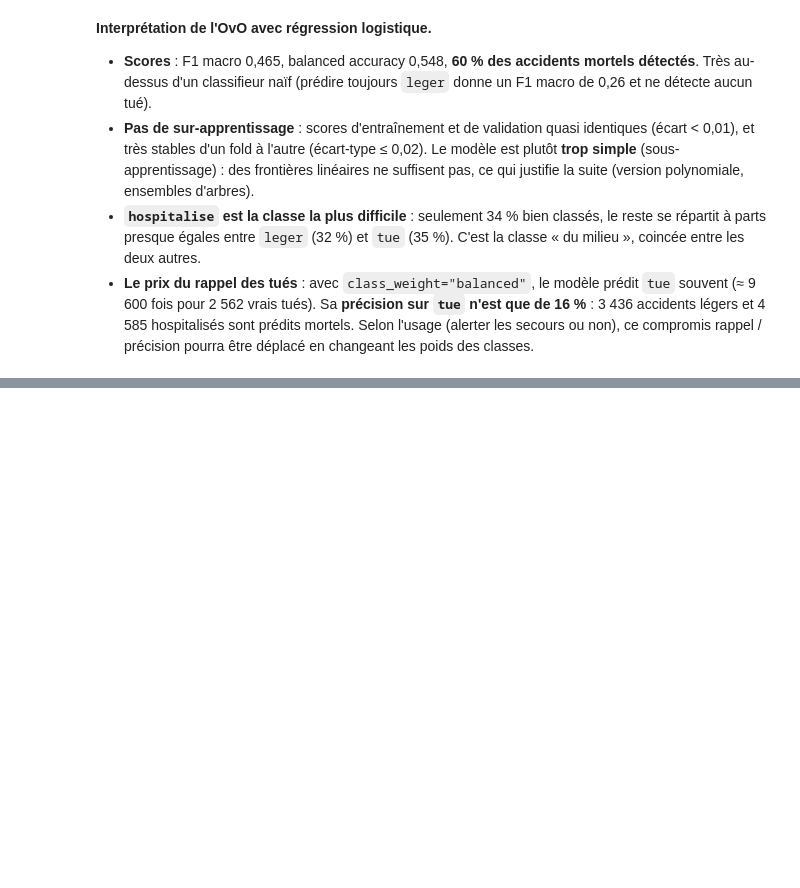
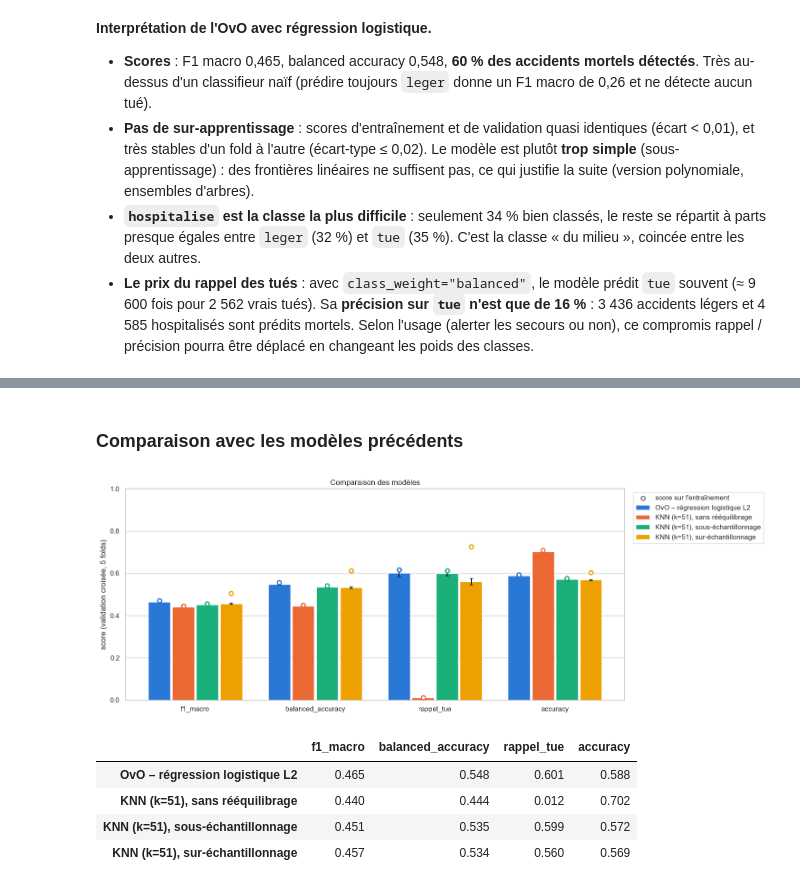
Before and after one commit to cyannure/aaa, a Jupyter notebook: notebooks/02_baselines_ensembles.ipynb, the cells around one changed output, grey strips where cells are left out. Saved outputs shown, nothing was run; the diff lists cells and outputs as text; code cells hidden in the pictures; blank space fills up the shorter version.

```diff
--- a/notebooks/02_baselines_ensembles.ipynb
+++ b/notebooks/02_baselines_ensembles.ipynb
@@ -163,10 +173,16 @@ METRIQUES = {
 }
 resultats = {}   # nom du modèle -> scores de chaque fold
 
-def evaluer(nom, modele):
-    """Validation croisée du pipeline complet (prétraitement + modèle), avec les folds et métriques communs."""
+def pipeline(modele, reechantillonnage=None):
+    """Prétraitement + (rééchantillonnage) + modèle. Pipeline imbalanced-learn : le rééchantillonnage
+    n'agit qu'au fit, donc seulement sur la partie entraînement de chaque fold."""
+    etapes = [etape for _, etape in preprocesseur().steps]   # mis à plat : imbalanced-learn refuse les pipelines imbriqués
+    return make_pipeline_imb(*etapes, *([reechantillonnage] if reechantillonnage else []), modele)
+
+def evaluer(nom, modele, reechantillonnage=None):
+    """Validation croisée du pipeline complet, avec les folds et métriques communs à tous les modèles."""
     debut = time.time()
-    cv = cross_validate(make_pipeline(preprocesseur(), modele), X_train_fe, y_train, cv=CV,
+    cv = cross_validate(pipeline(modele, reechantillonnage), X_train_fe, y_train, cv=CV,
                         scoring=METRIQUES, return_train_score=True, n_jobs=-1)
     resultats[nom] = cv
     print(f"{nom} ({time.time() - debut:.0f} s)")
@@ -174,6 +190,23 @@ def evaluer(nom, modele):
                          "écart-type": [cv[f"test_{m}"].std() for m in METRIQUES],
                          "entraînement": [cv[f"train_{m}"].mean() for m in METRIQUES]},
                         index=list(METRIQUES)).round(3)
+
+def comparer():
+    """Même graphique pour tous les modèles évalués jusqu'ici : barres = moyenne en validation (± écart-type),
+    points creux = moyenne sur les folds d'entraînement (l'écart mesure le sur-apprentissage)."""
+    noms = list(resultats); largeur = 0.8 / len(noms)
+    fig, ax = plt.subplots(figsize=(15, 5.5))
+    for i, (nom, couleur) in enumerate(zip(noms, COULEURS_MODELES)):
+        cv = resultats[nom]
+        x = np.arange(len(METRIQUES)) - 0.4 + largeur * (i + 0.5)
+        ax.bar(x, [cv[f"test_{m}"].mean() for m in METRIQUES], width=largeur * 0.92, color=couleur, label=nom,
+               yerr=[cv[f"test_{m}"].std() for m in METRIQUES], capsize=3)
+        ax.scatter(x, [cv[f"train_{m}"].mean() for m in METRIQUES], s=40, facecolor="white", edgecolor=couleur, linewidth=2, zorder=3)
+    ax.scatter([], [], s=40, facecolor="white", edgecolor="grey", linewidth=2, label="score sur l'entraînement")
+    ax.grid(axis="x", visible=False); ax.set_xticks(range(len(METRIQUES)), list(METRIQUES))
+    ax.set(ylim=(0, 1), ylabel="score (validation croisée, 5 folds)", title="Comparaison des modèles")
+    ax.legend(bbox_to_anchor=(1.01, 1), loc="upper left"); plt.tight_layout(); plt.show()
+    return pd.DataFrame({nom: {m: resultats[nom][f"test_{m}"].mean() for m in METRIQUES} for nom in noms}).T.round(3)
 # %% [markdown]
 ## 4. Classification multiclasse : One-vs-One (OvO)
 Beaucoup de classifieurs (régression logistique binaire, SVM) ne savent séparer que **deux** classes. La stratégie **One-vs-One** ramène le problème à 3 classes à plusieurs problèmes binaires :
@@ -268,0 +352,11 @@ plt.tight_layout(); plt.show()
+# %% [markdown]
+### Comparaison avec les modèles précédents
+# %%
+comparer()
+# %% [output]
+[figure, added]
+|  | f1_macro | balanced_accuracy | rappel_tue | accuracy |
+| OvO – régression logistique L2 | 0.465 | 0.548 | 0.601 | 0.588 |
+| KNN (k=51), sans rééquilibrage | 0.440 | 0.444 | 0.012 | 0.702 |
+| KNN (k=51), sous-échantillonnage | 0.451 | 0.535 | 0.599 | 0.572 |
+| KNN (k=51), sur-échantillonnage | 0.457 | 0.534 | 0.560 | 0.569 |
```
Also changed, not shown: parts of 21 cells of this notebook.
